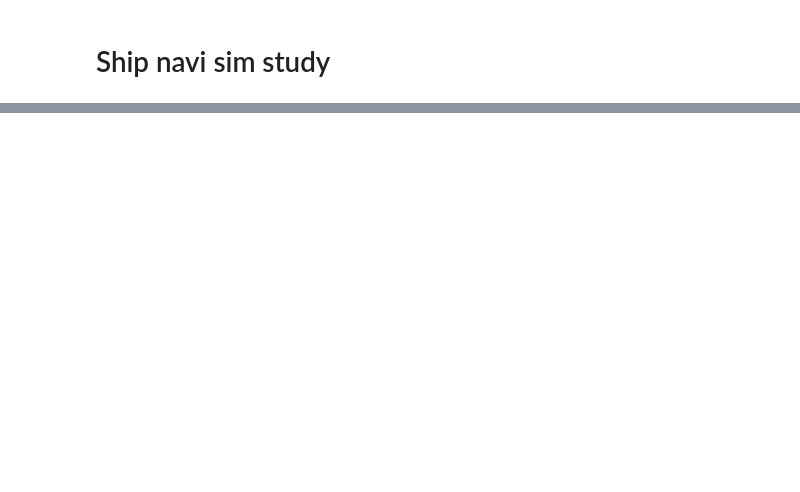
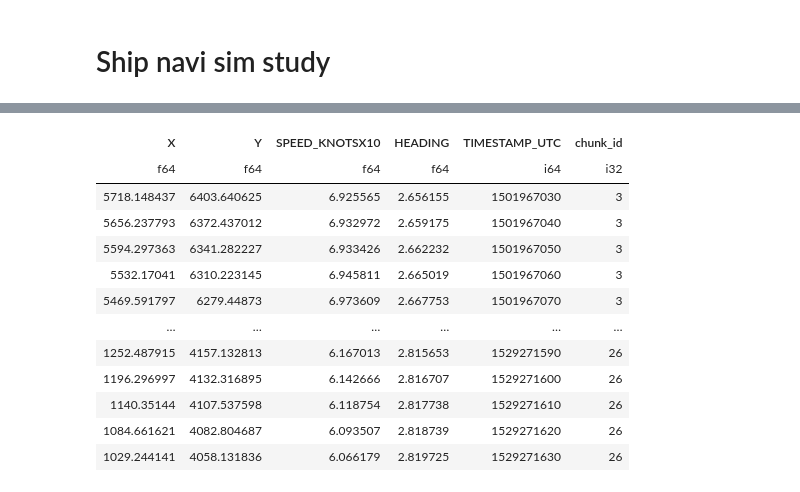
Before and after one commit to TechInTerh/ShipNaviSim-play, a Jupyter notebook: play_shipnavisim.ipynb, the cells around one changed output, grey strips where cells are left out. Saved outputs shown, nothing was run; the diff lists cells and outputs as text; code cells hidden in the pictures; blank space fills up the shorter version.

```diff
--- a/play_shipnavisim.ipynb
+++ b/play_shipnavisim.ipynb
@@ -244,0 +153,77 @@ SystemExit: 2
+# %%
+def lon_to_xpos(lon, origin_lon, origin_lat):
+    return utils.haversine_distance(origin_lon, origin_lat, lon, origin_lat)
+
+def lat_to_ypos(lat, origin_lon, origin_lat):
+    return utils.haversine_distance(origin_lon, origin_lat, origin_lon, lat)
+
+def knots_to_ms(speed_knots):
+    """Convert speed from 10xknots to meters per second"""
+    return speed_knots * 0.0514444
+
+def degrees_to_radians(degrees):
+    """Convert angles from degrees to radians"""
+    return np.radians(degrees)
+
+def radians_2d_to_heading(radians_2d):
+
+    # Reverse the coordinate system adjustment
+    heading_radians = -1 * radians_2d + np.pi/2
+
+    # Convert to degrees
+    heading_degrees = np.degrees(heading_radians)
+
+    # Normalize to range [0, 360)
+    normalized_degrees = heading_degrees % 360
+
+    return normalized_degrees
+def heading_to_2d_radians(heading_degrees):
+    # Convert to radians
+    heading_radians = np.radians(heading_degrees)
+
+    # Adjust for coordinate system difference
+    adjusted_radians = -1 * (heading_radians - np.pi/2)
+
+    # Normalize to range [0, 2π)
+    normalized_radians = adjusted_radians % (2 * np.pi)
+
+    return normalized_radians
+
+def df_to_trajs(df_in: pl.DataFrame, interpol_interval: timedelta, region_of_interest_array: np.ndarray):
+    id_chunk = df_in["chunk_id"][0]
+    interpol_seconds = int(interpol_interval.total_seconds())
+    if interpol_seconds != interpol_interval.total_seconds():
+        raise ValueError("interpol_interval must be in integer seconds")
+    # Find the start and end times, rounded to the nearest interpol_interval
+    # start_time will uses ceil and end_time uses floor due to interpolation
+    start_time = df_in[TIME_UTC_COL].min().replace(microsecond=0)
+    # Can delete the first message by doing that
+    start_time = start_time + timedelta(seconds=interpol_seconds - start_time.second % interpol_seconds)
+    end_time = df_in[TIME_UTC_COL].max().replace(microsecond=0)
+    end_time = end_time - timedelta(seconds=end_time.second % interpol_seconds)
+    original_time = df_in[TIME_UTC_COL].map_elements(lambda x: int(x.timestamp()), return_dtype=pl.Int64)
+
+    # Define the origin as the southwest corner of the region of interest
+    origin_lon, origin_lat = region_of_interest_array[0][0], region_of_interest_array[0][1]
+
+    # Convert to numpy arrays for interpolation
+    original_time_np = original_time.to_numpy()
+    y_np = np.apply_along_axis(lambda x: lat_to_ypos(x, origin_lon, origin_lat), 0, df_in[LAT_COL].to_numpy())
+    x_np = np.apply_along_axis(lambda x: lon_to_xpos(x, origin_lon, origin_lat), 0, df_in[LON_COL].to_numpy())
+    speed_np = np.apply_along_axis(knots_to_ms, 0, df_in[SPEED_COL].to_numpy())
+    heading_np = np.apply_along_axis(heading_to_2d_radians, 0, df_in[HEADING_COL].to_numpy())
+    # Arrange time in case of missing message.
+    # Example : 10,30,60,90 -> 10, 20, 30, 40, 50, 60, 70, 80, 90
+    t_np = np.arange(start_time.timestamp(), end_time.timestamp() + interpol_seconds, interpol_seconds, dtype=np.int64)
+    # Interpolate the trajectory by using arranged time.
+    traj_y = np.interp(t_np, original_time_np, y_np)
+    traj_x = np.interp(t_np, original_time_np, x_np)
+    traj_speed = np.interp(t_np, original_time_np, speed_np)
+    traj_heading = utils.shortest_path_angle_interp(t_np, original_time_np, heading_np)
+    ret = pl.DataFrame([traj_x,traj_y,traj_speed,traj_heading,t_np],schema=[X_COL,Y_COL,SPEED_COL,HEADING_COL,TIME_UTC_COL])
+    ret = ret.with_columns(pl.lit(id_chunk).alias(CHUNK_ID_COL))
+    return ret
+
+df_ret = df.group_by(CHUNK_ID_COL).map_groups(lambda x: df_to_trajs(x, inter_pol, region_of_interest_array))
+df_ret
+# %% [output]
@@ -244,0 +231,13 @@ SystemExit: 2
+| X | Y | SPEED_KNOTSX10 | HEADING | TIMESTAMP_UTC | chunk_id |
+| f64 | f64 | f64 | f64 | i64 | i32 |
+| 5718.148437 | 6403.640625 | 6.925565 | 2.656155 | 1501967030 | 3 |
+| 5656.237793 | 6372.437012 | 6.932972 | 2.659175 | 1501967040 | 3 |
+| 5594.297363 | 6341.282227 | 6.933426 | 2.662232 | 1501967050 | 3 |
+| 5532.17041 | 6310.223145 | 6.945811 | 2.665019 | 1501967060 | 3 |
+| 5469.591797 | 6279.44873 | 6.973609 | 2.667753 | 1501967070 | 3 |
+| … | … | … | … | … | … |
+| 1252.487915 | 4157.132813 | 6.167013 | 2.815653 | 1529271590 | 26 |
+| 1196.296997 | 4132.316895 | 6.142666 | 2.816707 | 1529271600 | 26 |
+| 1140.35144 | 4107.537598 | 6.118754 | 2.817738 | 1529271610 | 26 |
+| 1084.661621 | 4082.804687 | 6.093507 | 2.818739 | 1529271620 | 26 |
+| 1029.244141 | 4058.131836 | 6.066179 | 2.819725 | 1529271630 | 26 |
```
Also changed, not shown: parts of 36 cells of this notebook, 1 other file.
